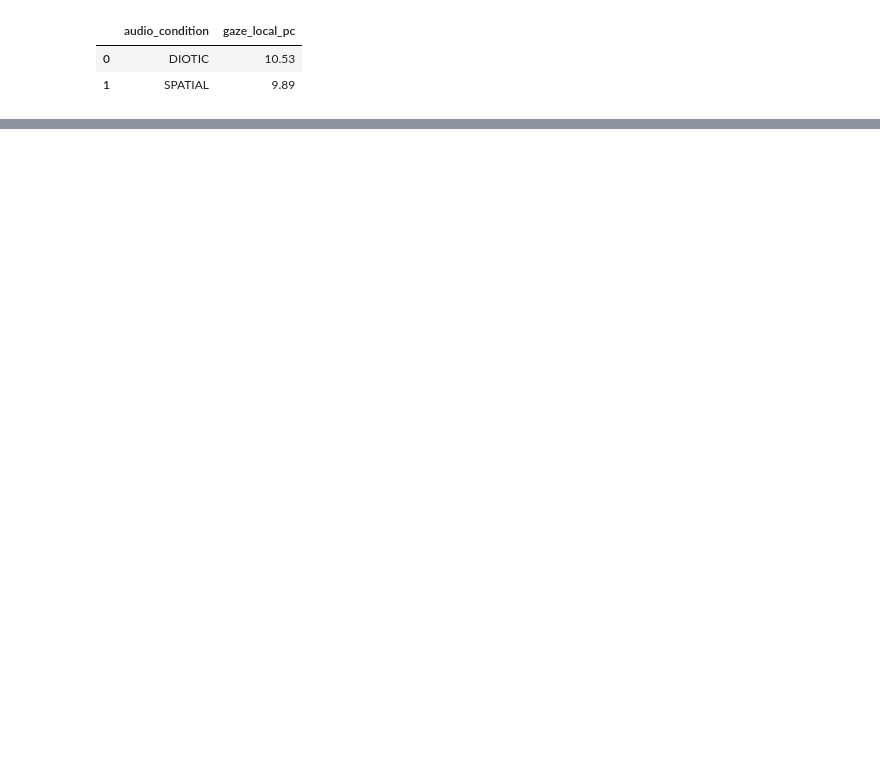
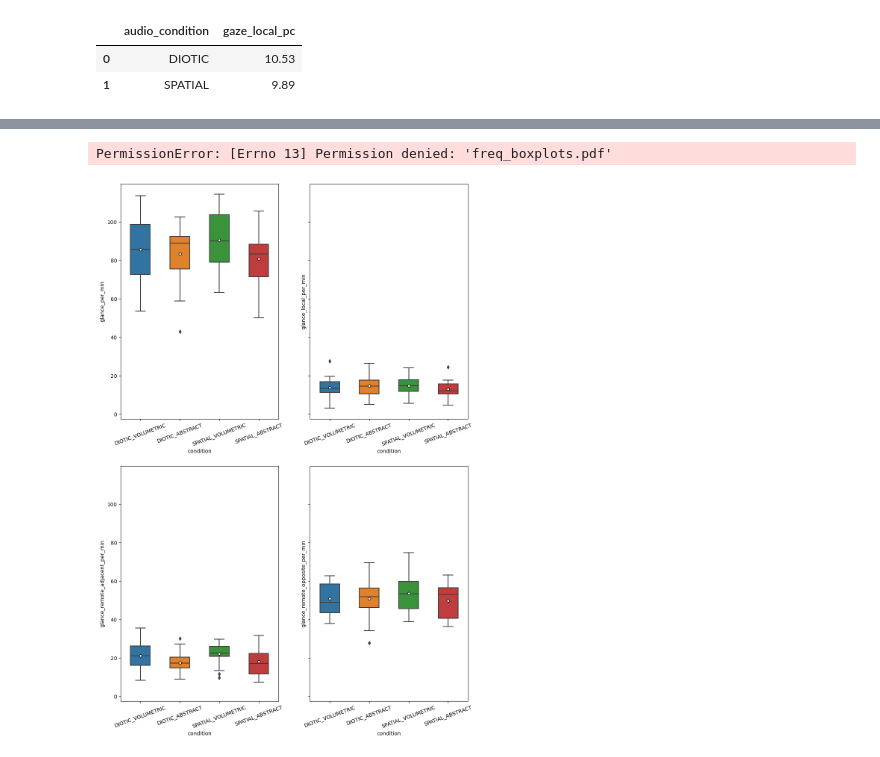
Before and after one commit to gary444/Recording-And-Analysis-Plugin, a Jupyter notebook: Python/GazeStatisticalAnalysis.ipynb, the cells around one changed output, grey strips where cells are left out. Drawn from its saved outputs; the diff is of its cells as text; code cells hidden in the pictures; blank space fills up the shorter version.

```diff
--- a/Python/GazeStatisticalAnalysis.ipynb
+++ b/Python/GazeStatisticalAnalysis.ipynb
@@ -170,0 +220,5 @@ audio_condition:avatar_condition  1.477429     1.0    15.0  0.242962
+# %%
+bp = boxplot_all(averaged_trial_df, freq_cols, "freq_boxplots.pdf", ncols=2)
+# %% [output]
+PermissionError: [Errno 13] Permission denied: 'freq_boxplots.pdf'
+[figure, added]
```
Also changed, not shown: parts of 31 cells of this notebook, 7 other files.
